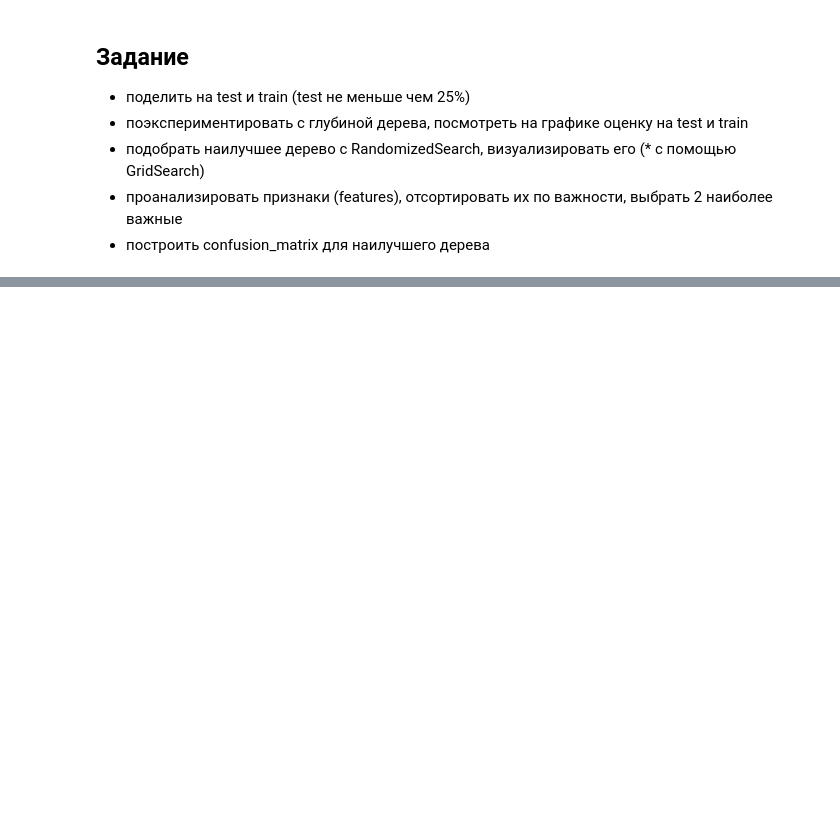
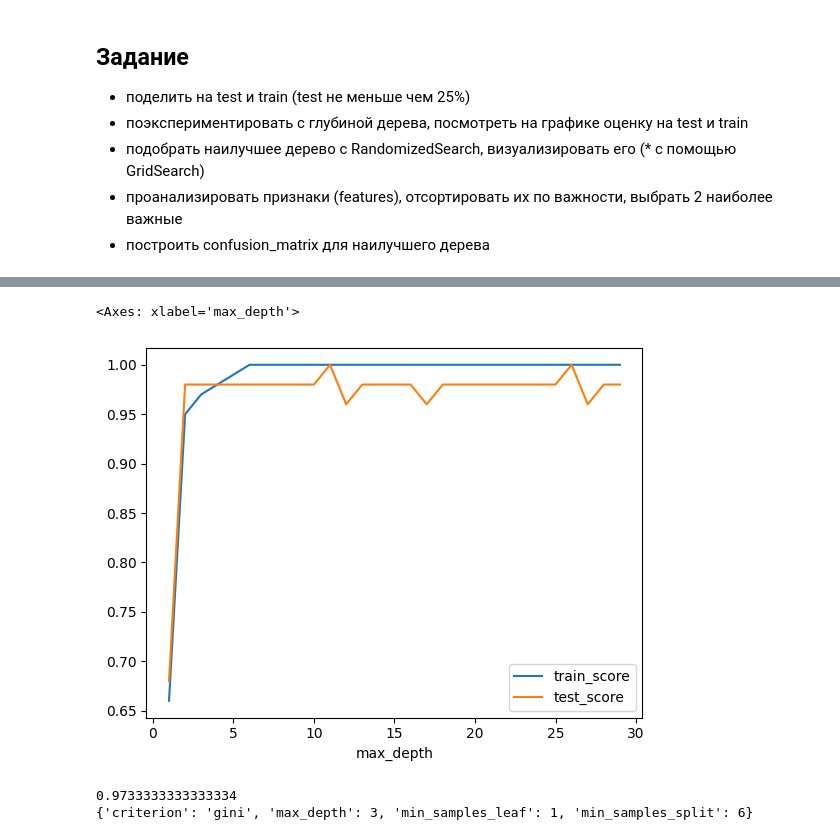
Before and after one commit to DagalSV/clone_BigData_2024, a Jupyter notebook: scikit/scikit-iris.ipynb, the cells around one changed output, grey strips where cells are left out. Cells and saved outputs as stored; diff of their text form; code cells hidden in the pictures; blank space fills up the shorter version.

```diff
--- a/scikit/scikit-iris.ipynb
+++ b/scikit/scikit-iris.ipynb
@@ -30,3 +30,27 @@ from sklearn.model_selection import train_test_split
 - подобрать наилучшее дерево с RandomizedSearch, визуализировать его (* с помощью GridSearch)
 - проанализировать признаки (features), отсортировать их по важности, выбрать 2 наиболее важные
 - построить confusion_matrix для наилучшего дерева
+# %%
+
+x = iris.data
+y = iris.target
+x_train, x_test, y_train, y_test = train_test_split(x, y, test_size=0.33, random_state=42)
+# %%
+import numpy as np
+depth = 1
+f1 = 0
+max_depth_range = range(1,30)
+rs = np.random.seed(0)
+
+score_data = pd.DataFrame()
+for max_depth in max_depth_range:
+    clf = DecisionTreeClassifier(max_depth=max_depth)
+    clf.fit(x_train, y_train)
+    y_pred = clf.predict(x_test)
+    train_score = clf.score(x_train, y_train)
+    test_score = clf.score(x_test, y_test)
+    # score_data =  max_depth train_score test_score
+    temp_score_data = pd.DataFrame({'max_depth': [max_depth], 'train_score': [train_score], 'test_score': [test_score]})
+    score_data = pd.concat([score_data, temp_score_data])
+
+score_data.head(20)
@@ -32,0 +75,23 @@ from sklearn.model_selection import train_test_split
+# %%
+score_data.plot(x= 'max_depth')
+# %% [output]
+<Axes: xlabel='max_depth'>
+[figure, added]
+# %%
+from sklearn.metrics import f1_score
+from sklearn.metrics import recall_score
+from sklearn.metrics import precision_score
+
+from sklearn.model_selection import GridSearchCV
+
+clf = DecisionTreeClassifier(criterion='entropy')
+parameters = {'max_depth': range(1,10), 'min_samples_split': range(2,40), 'criterion': ['gini', 'entropy', 'log_loss'], 'min_samples_leaf': range(1, 30)}
+
+search = GridSearchCV(clf, parameters, scoring='f1_micro')
+search.fit(x,y)
+best_tree = search.best_estimator_
+print(search.best_score_)
+print(search.best_params_)
+# %% [output]
+0.9733333333333334
+{'criterion': 'gini', 'max_depth': 3, 'min_samples_leaf': 1, 'min_samples_split': 6}
```
Also changed, not shown: parts of 5 cells of this notebook, 1 other file.
